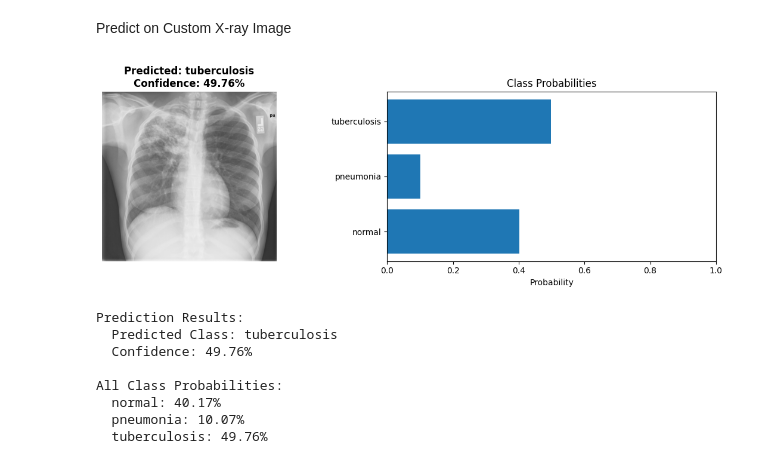
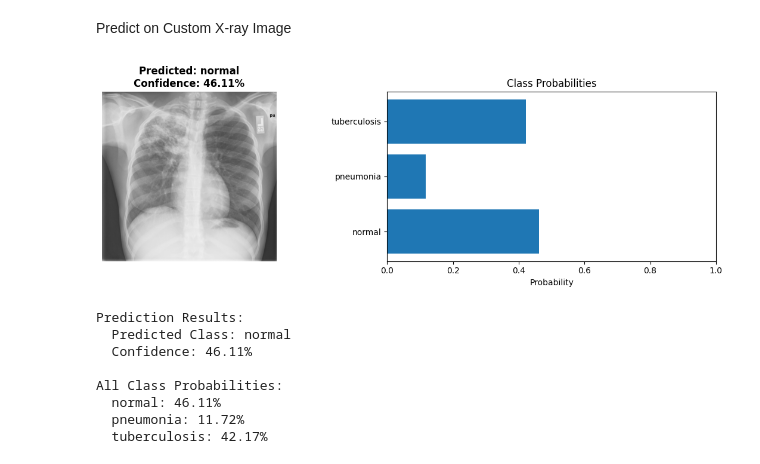
Before and after one commit to JsonWong89/ODL, a Jupyter notebook: load_image.ipynb, the cells around one changed output. Cells and saved outputs as stored; diff of their text form; code cells hidden in the pictures.

```diff
--- a/load_image.ipynb
+++ b/load_image.ipynb
@@ -277,6 +213,6 @@ print(f"   Test set: {len(test_data):,} images")
 # %%
-# Get class names as a list (from the full dataset before split)
-class_names = full_train_data.classes
+# Get class names as a list
+class_names = train_data.classes
 class_names
 # %% [output]
 ['normal', 'pneumonia', 'tuberculosis']
@@ -413,38 +382,17 @@ for i in range(1, rows * cols + 1):
 # %% [markdown]
 Turn transformed images into DataLoader's
 # %%
-# Turn train and test Datasets into DataLoaders
-from torch.utils.data import DataLoader
+# Use the dataloaders already created in Cell 7
+# Rename them to match the rest of the code
+train_dataloader = train_loader
+val_dataloader = val_loader
+test_dataloader = test_loader
 
-BATCH_SIZE = 64
-NUM_WORKERS = os.cpu_count()
-print(f"Creating DataLoader's with batch size {BATCH_SIZE} and {NUM_WORKERS} workers.")
-
-# Training DataLoader
-train_dataloader = DataLoader(dataset=train_data,
-                              batch_size=BATCH_SIZE, # how many samples per batch?
-                              num_workers=NUM_WORKERS, # how many subprocesses to use for data loading? (higher = more)
-                              shuffle=True,
-                              pin_memory=True) # shuffle the data?
-
-# Validation DataLoader
-val_dataloader = DataLoader(dataset=val_data,
-                            batch_size=BATCH_SIZE,
-                            num_workers=NUM_WORKERS,
-                            pin_memory=True,
-                            shuffle=False)  # Don't shuffle validation data
-
-# Testing DataLoader
-test_dataloader = DataLoader(dataset=test_data,
-                             batch_size=BATCH_SIZE,
-                             num_workers=NUM_WORKERS,
-                             pin_memory=True,
-                             shuffle=False) # don't usually need to shuffle testing data
-
-print("DataLoaders created successfully!")
+print("✅ DataLoaders assigned successfully!")
 print(f"Train batches: {len(train_dataloader)}")
 print(f"Validation batches: {len(val_dataloader)}")
 print(f"Test batches: {len(test_dataloader)}")
+print(f"Batch size: {BATCH_SIZE}")
 
 # Return all three DataLoaders
 train_dataloader, val_dataloader, test_dataloader
@@ -1220,40 +1168,40 @@ def predict_custom_image(image_path, model, transform, class_names, device):
                   fontsize=12, fontweight='bold')
 
     # Show probability bar chart
     ax2.barh(class_names, all_probs)
     ax2.set_xlabel('Probability')
     ax2.set_title('Class Probabilities')
     ax2.set_xlim([0, 1])
 
     plt.tight_layout()
     plt.show()
 
     print(f"\nPrediction Results:")
     print(f"  Predicted Class: {predicted_class}")
     print(f"  Confidence: {confidence_score*100:.2f}%")
     print(f"\nAll Class Probabilities:")
     for class_name, prob in zip(class_names, all_probs):
         print(f"  {class_name}: {prob*100:.2f}%")
 
     return predicted_class, confidence_score
 
 # Example usage:
 # Replace with your actual image path
 image_path = r"C:\Users\Jordan Wong Jaeson\Desktop\ODL\code\tuberculosis.jpeg"
 predicted_class, confidence = predict_custom_image(
     image_path=image_path,
     model=model_0,
-    transform=data_transform,
+    transform=test_transform,
     class_names=class_names,
     device=device
 )
 # %% [output]
-[figure, old version]
+[figure, new version]
 Prediction Results:
-  Predicted Class: tuberculosis
-  Confidence: 49.76%
+  Predicted Class: normal
+  Confidence: 46.11%
 
 All Class Probabilities:
-  normal: 40.17%
-  pneumonia: 10.07%
-  tuberculosis: 49.76%
+  normal: 46.11%
+  pneumonia: 11.72%
+  tuberculosis: 42.17%
```
Also changed, not shown: parts of 14 cells of this notebook.
